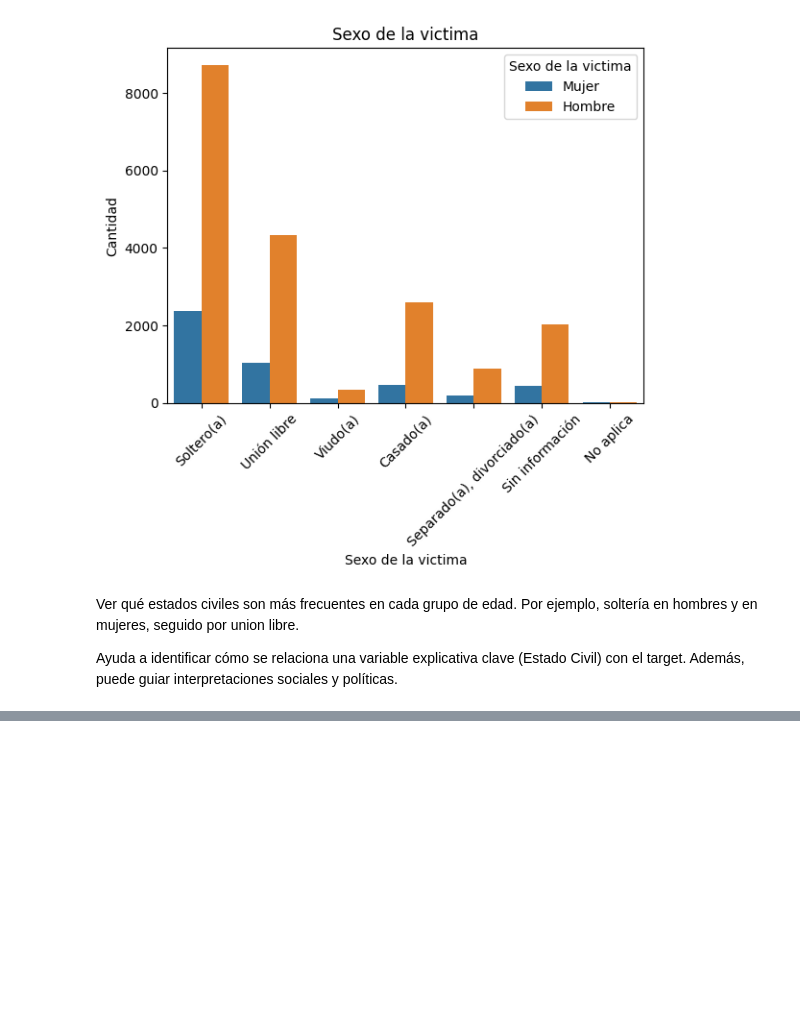
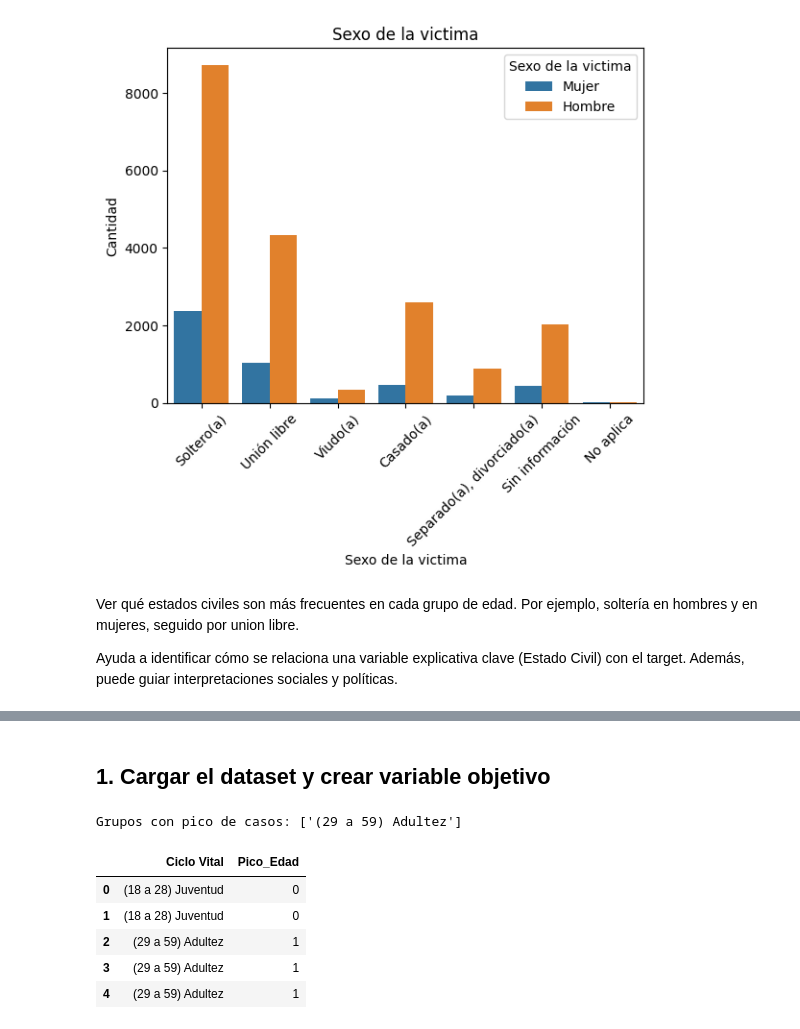
Before and after one commit to stefannyc28/suicidio, a Jupyter notebook: Notebook/Sesion 1.ipynb, the cells around one changed output, grey strips where cells are left out. Cells and saved outputs as stored; diff of their text form; code cells hidden in the pictures; blank space fills up the shorter version.

```diff
--- a/Notebook/Sesion 1.ipynb
+++ b/Notebook/Sesion 1.ipynb
@@ -195,0 +256,21 @@ Ayuda a identificar cómo se relaciona una variable explicativa clave (Estado Ci
+# %% [markdown]
+## 1. Cargar el dataset y crear variable objetivo
+# %%
+import pandas as pd
+df_raw = pd.read_csv('/workspaces/suicidio/Datos/Presuntos_Suicidios._Colombia.csv', sep=';')
+grupo_edad_counts = df['Ciclo Vital'].value_counts()
+mean = grupo_edad_counts.mean()
+std = grupo_edad_counts.std()
+threshold = mean + 1.5 * std
+grupos_con_pico = grupo_edad_counts[grupo_edad_counts > threshold].index.tolist()
+df['Pico_Edad'] = df['Ciclo Vital'].apply(lambda x: 1 if x in grupos_con_pico else 0)
+print('Grupos con pico de casos:', grupos_con_pico)
+df[['Ciclo Vital', 'Pico_Edad']].head()
+# %% [output]
+Grupos con pico de casos: ['(29 a 59) Adultez']
+|  | Ciclo Vital | Pico_Edad |
+| 0 | (18 a 28) Juventud | 0 |
+| 1 | (18 a 28) Juventud | 0 |
+| 2 | (29 a 59) Adultez | 1 |
+| 3 | (29 a 59) Adultez | 1 |
+| 4 | (29 a 59) Adultez | 1 |
```
Also changed, not shown: parts of 16 cells of this notebook.
